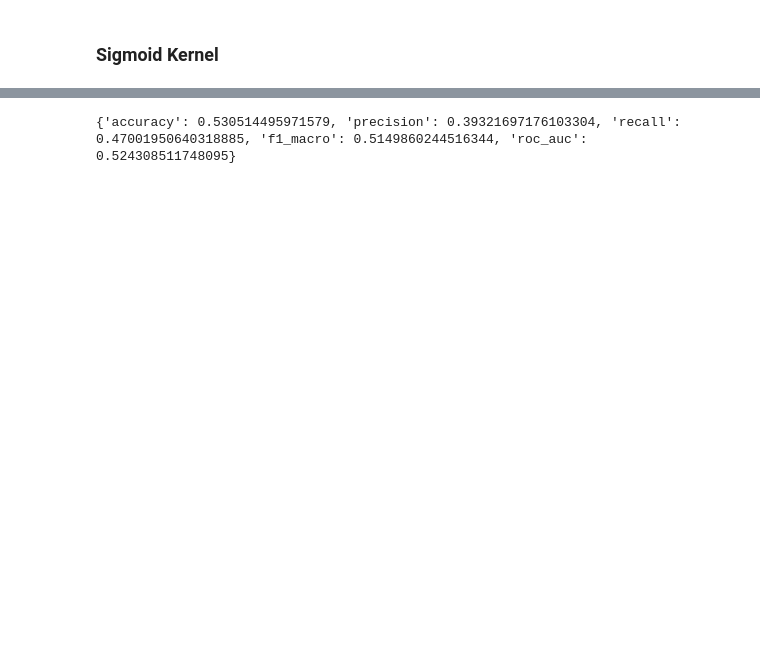
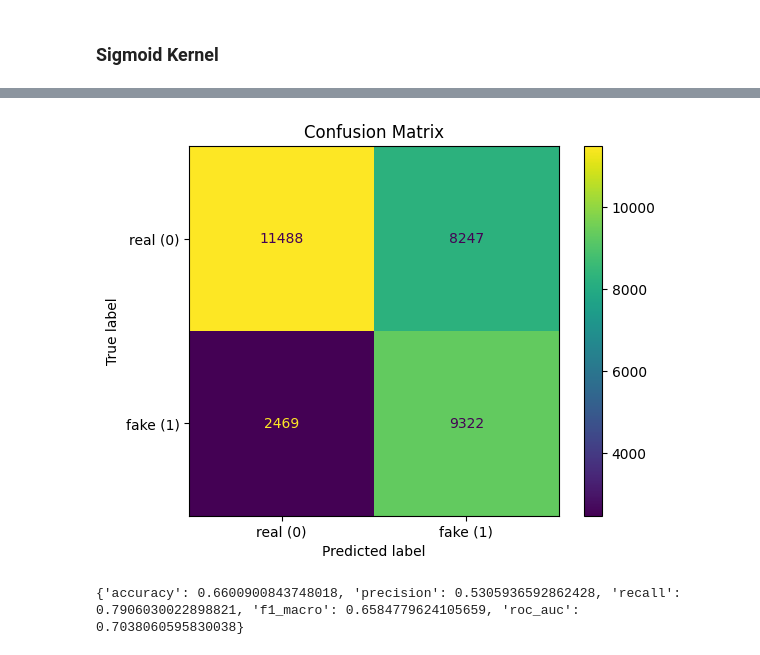
Before and after one commit to g-nazos/audio-deepfake-detection, a Jupyter notebook: notebooks/Non_Linear_SVM.ipynb, the cells around one changed output, grey strips where cells are left out. Cells and saved outputs as stored; diff of their text form; code cells hidden in the pictures; blank space fills up the shorter version.

```diff
--- a/notebooks/Non_Linear_SVM.ipynb
+++ b/notebooks/Non_Linear_SVM.ipynb
@@ -201,6 +215,6 @@ itw_test_data_path = os.path.join(ITW_DATASET_PATH, 'normalized_features',"itw_f
-# %%
-
-metrics, metadata_extra = evaluate_model_on_parquet(pipeline, itw_test_data_path)
-print(metrics)
-# %% [output]
-{'accuracy': 0.530514495971579, 'precision': 0.39321697176103304, 'recall': 0.47001950640318885, 'f1_macro': 0.5149860244516344, 'roc_auc': 0.524308511748095}
+# %%
+metrics, metadata_extra = evaluate_model_on_parquet(final_model_sigmoid, test_data_path, plots=True)
+print(metrics)
+# %% [output]
+[figure, added]
+{'accuracy': 0.6600900843748018, 'precision': 0.5305936592862428, 'recall': 0.7906030022898821, 'f1_macro': 0.6584779624105659, 'roc_auc': 0.7038060595830038}
```
Also changed, not shown: parts of 12 cells of this notebook.
